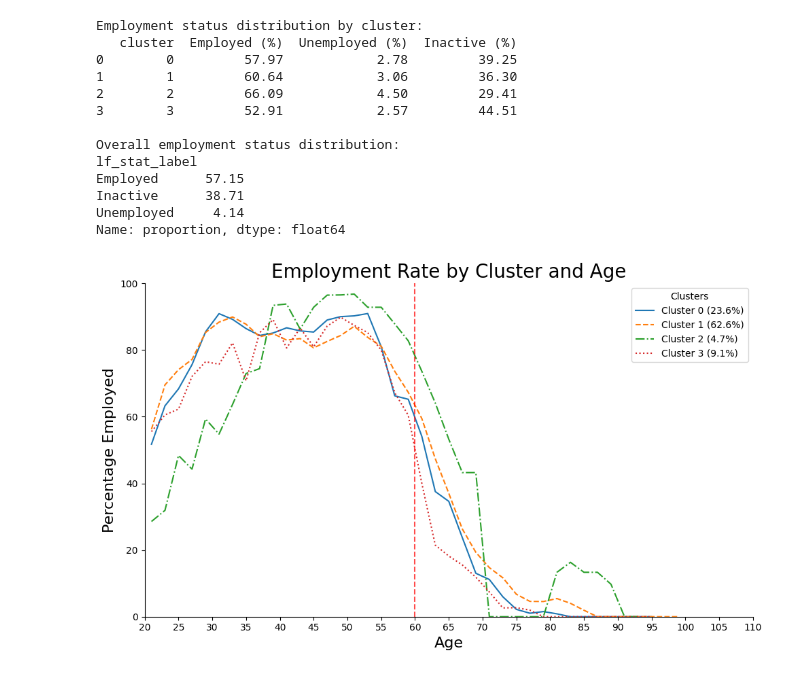
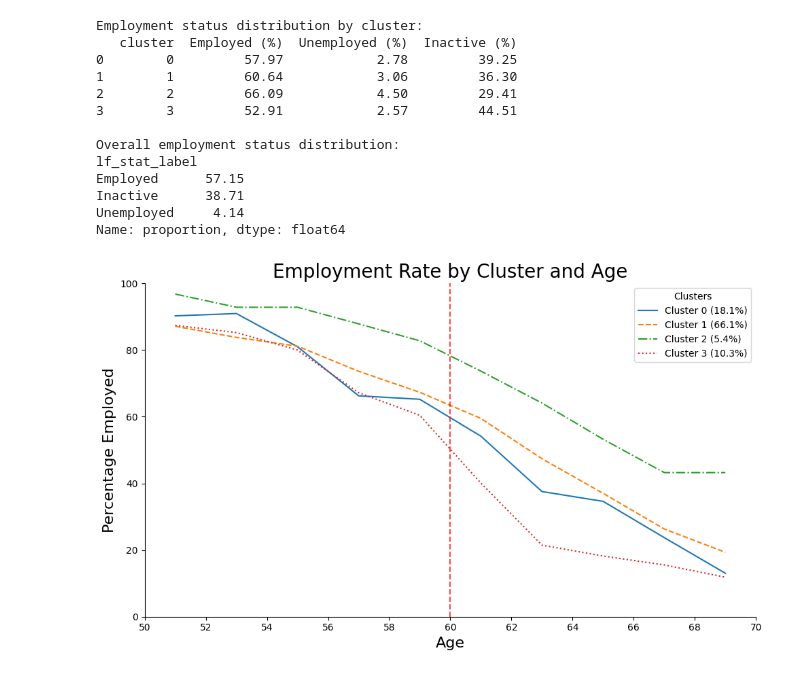
Before and after one commit to GJQu/EssexDissertation, a Jupyter notebook: k_means.ipynb, the cells around one changed output. Cells and saved outputs as stored; diff of their text form; code cells hidden in the pictures.

Commit message:
add plots

```diff
--- a/k_means.ipynb
+++ b/k_means.ipynb
@@ -262,10 +271,10 @@ import seaborn as sns
 import numpy as np
 
 # Assuming df_frailty is your dataframe with the cluster information
-df_filtered = df_frailty[(df_frailty['age_dv'] >= 50) & (df_frailty['age_dv'] <= 110) & (~np.isnan(df_frailty['frailty'])) & (~np.isnan(df_frailty['cluster']))]
+df_filtered = df_frailty[(df_frailty['age_dv'] >= 50) & (df_frailty['age_dv'] <= 105) & (~np.isnan(df_frailty['frailty'])) & (~np.isnan(df_frailty['cluster']))]
 
 # Create age bins
-df_filtered['age_bins'] = pd.cut(df_filtered['age_dv'], bins=range(50, 111, 2), right=False) # bins = 2
+df_filtered['age_bins'] = pd.cut(df_filtered['age_dv'], bins=range(50, 106, 2), right=False) # bins = 2
 
 # Calculate mean frailty for each bin and cluster
 binned_data = df_filtered.groupby(['age_bins', 'cluster'])['frailty'].mean().unstack()
@@ -300,9 +309,9 @@ ax.axvline(x=60, color='red', linestyle='--', alpha=0.7)
 ax.set_title('Average Frailty by Health Type and Age', fontsize=20)
 ax.legend(title='Health Types', loc='upper left')
 
-ax.set_xlim(50, 110)
+ax.set_xlim(50, 105)
 ax.set_ylim(0, 1)
-ax.set_xticks(range(50, 111, 5))
+ax.set_xticks(range(50, 106, 5))
 
 plt.tight_layout()
 plt.show()
@@ -320,7 +329,7 @@ import seaborn as sns
 import numpy as np
 
 # Assuming df_frailty is your dataframe with the cluster information
-df_filtered = df_frailty[(df_frailty['age_dv'] >= 50) & (df_frailty['age_dv'] <= 110) & (~np.isnan(df_frailty['cluster']))]
+df_filtered = df_frailty[(df_frailty['age_dv'] >= 50) & (df_frailty['age_dv'] <= 105) & (~np.isnan(df_frailty['cluster']))]
 
 fig, ax = plt.subplots(figsize=(10, 6))
 
@@ -347,7 +356,7 @@ plt.axvline(x=60, color='red', linestyle='--', label='Age 60')
 plt.title('Fraction Dying by Health Type and Age', fontsize=16)
 
 # Set axis limits
-ax.set_xlim(50, 110)
+ax.set_xlim(50, 106)
 ax.set_ylim(0, 1)
 
 ax.spines['top'].set_visible(False)
@@ -516,10 +525,10 @@ Name: proportion, dtype: float64
 merged_df = pd.merge(ee_df[['pidp', 'lf_stat']], df_frailty[['pidp', 'cluster', 'age_dv']], on='pidp', how='inner')
 
 # Filter the data
-merged_df = merged_df[(merged_df['age_dv'] >= 20) & (merged_df['age_dv'] <= 110) & (~np.isnan(merged_df['cluster']))]
+merged_df = merged_df[(merged_df['age_dv'] >= 50) & (merged_df['age_dv'] <= 70) & (~np.isnan(merged_df['cluster']))]
 
 # Create age bins
-merged_df['age_bins'] = pd.cut(merged_df['age_dv'], bins=range(20, 111, 2), right=False)
+merged_df['age_bins'] = pd.cut(merged_df['age_dv'], bins=range(50, 71, 2), right=False)
 
 # Calculate the percentage of employed individuals for each bin and cluster
 binned_data = merged_df.groupby(['age_bins', 'cluster']).apply(lambda x: (x['lf_stat'] == 1).mean() * 100).unstack()
@@ -532,33 +541,33 @@ cluster_percentages = merged_df['cluster'].value_counts(normalize=True) * 100
 
 # Create the plot
 fig, ax = plt.subplots(figsize=(10, 6))
 
 linestyles = ['-', '--', '-.', ':']
 colors = ['#1f77b4', '#ff7f0e', '#2ca02c', '#d62728']
 
 for cluster in range(4):
     cluster_data = binned_data[cluster].dropna()
     ax.plot(cluster_data.index.map(lambda x: x.mid), cluster_data.values,
             label=f'Cluster {cluster} ({cluster_percentages[cluster]:.1f}%)',
             linestyle=linestyles[cluster % len(linestyles)],
             color=colors[cluster % len(colors)])
 
 ax.set_xlabel('Age', fontsize=16)
 ax.set_ylabel('Percentage Employed', fontsize=16)
 ax.spines['top'].set_visible(False)
 ax.spines['right'].set_visible(False)
 
 # Add a vertical line at age 60
 ax.axvline(x=60, color='red', linestyle='--', alpha=0.7)
 
 ax.set_title('Employment Rate by Cluster and Age', fontsize=20)
 ax.legend(title='Clusters', loc='best')
 
-ax.set_xlim(20, 110)
+ax.set_xlim(50, 70)
 ax.set_ylim(0, 100)
-ax.set_xticks(range(20, 111, 5))
+ax.set_xticks(range(50, 71, 2))
 
 plt.tight_layout()
 plt.show()
 # %% [output]
-[figure, old version]
+[figure, new version]
```
Also changed, not shown: parts of 10 cells of this notebook, 1 other file.
